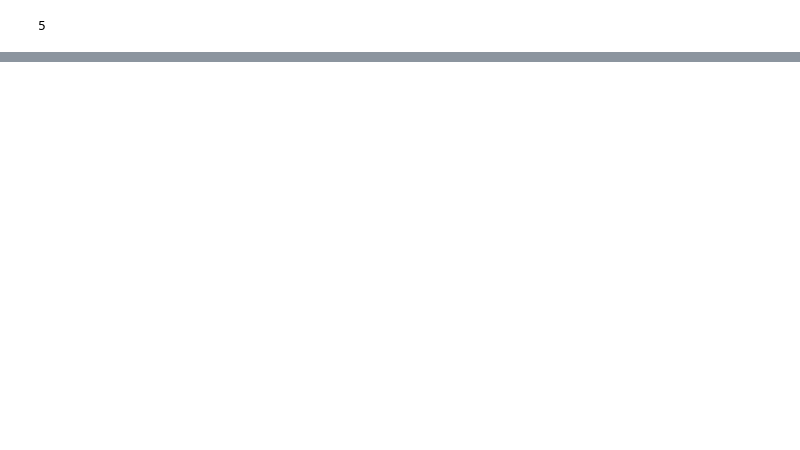
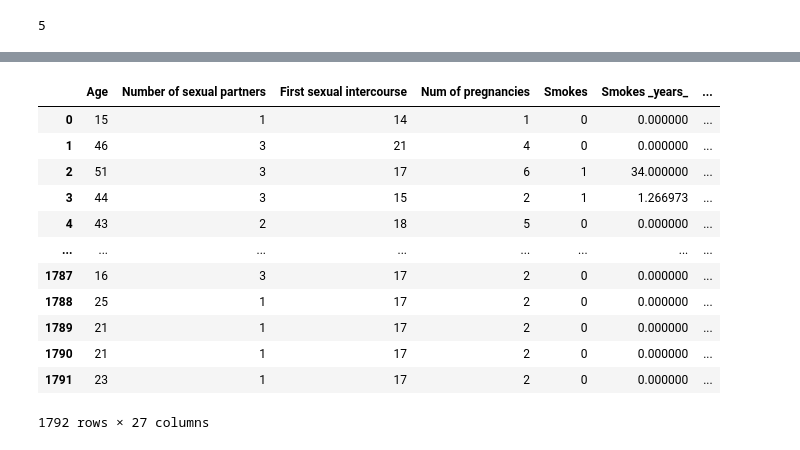
Before and after one commit to Zak9O/Masking-Effects-on-XAI-Techniques, a Jupyter notebook: notebooks/Cervical Cancer.ipynb, the cells around one changed output, grey strips where cells are left out. Cells and saved outputs as stored; diff of their text form; code cells hidden in the pictures; blank space fills up the shorter version.

```diff
--- a/notebooks/Cervical Cancer.ipynb
+++ b/notebooks/Cervical Cancer.ipynb
@@ -743,0 +871,16 @@ df.to_csv("./data/adult/reversed_clean.csv", index=False)
+# %%
+df_fixed
+# %% [output]
+|  | Age | Number of sexual partners | First sexual intercourse | Num of pregnancies | Smokes | Smokes _years_ | ... |
+| 0 | 15 | 1 | 14 | 1 | 0 | 0.000000 | ... |
+| 1 | 46 | 3 | 21 | 4 | 0 | 0.000000 | ... |
+| 2 | 51 | 3 | 17 | 6 | 1 | 34.000000 | ... |
+| 3 | 44 | 3 | 15 | 2 | 1 | 1.266973 | ... |
+| 4 | 43 | 2 | 18 | 5 | 0 | 0.000000 | ... |
+| ... | ... | ... | ... | ... | ... | ... | ... |
+| 1787 | 16 | 3 | 17 | 2 | 0 | 0.000000 | ... |
+| 1788 | 25 | 1 | 17 | 2 | 0 | 0.000000 | ... |
+| 1789 | 21 | 1 | 17 | 2 | 0 | 0.000000 | ... |
+| 1790 | 21 | 1 | 17 | 2 | 0 | 0.000000 | ... |
+| 1791 | 23 | 1 | 17 | 2 | 0 | 0.000000 | ... |
+1792 rows × 27 columns
```
Also changed, not shown: parts of 32 cells of this notebook.
